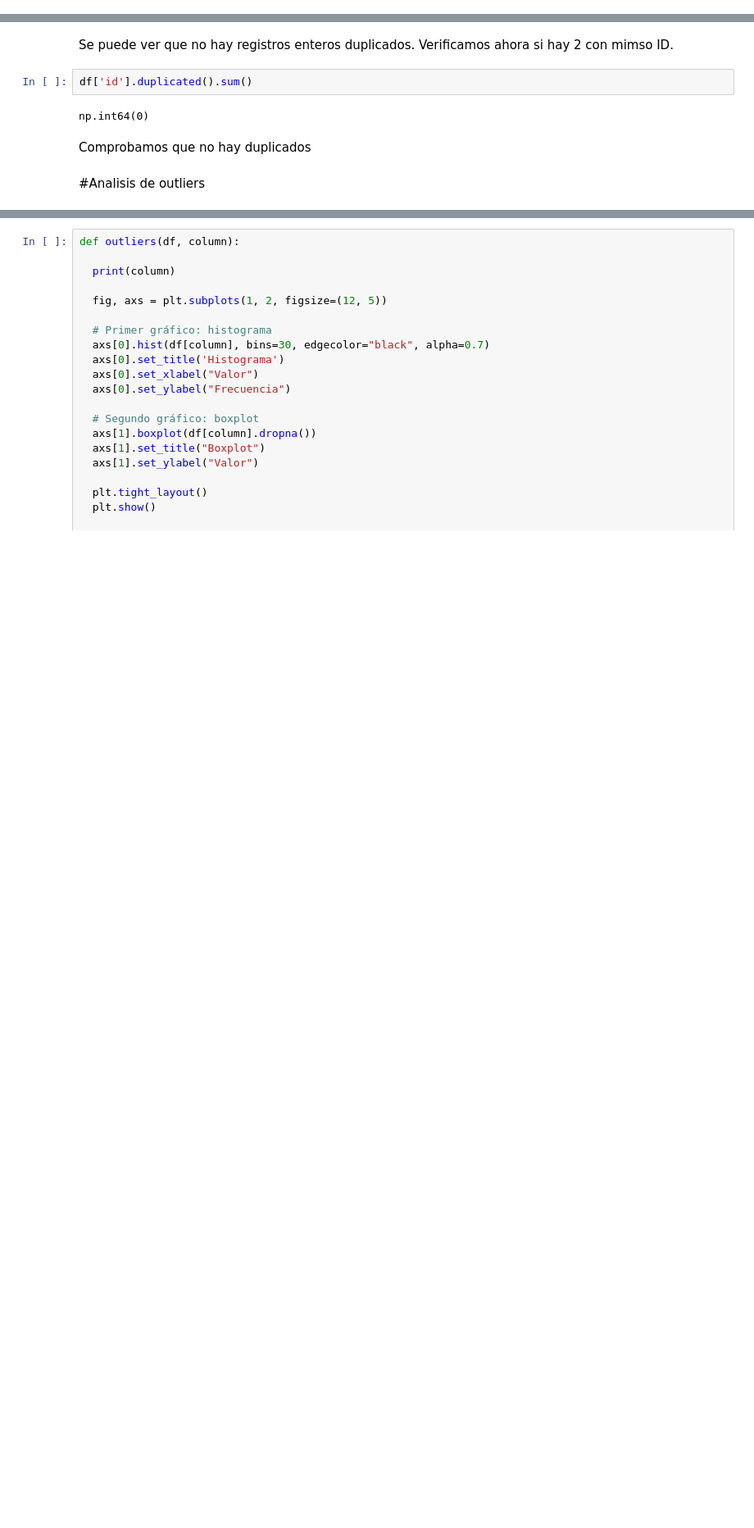
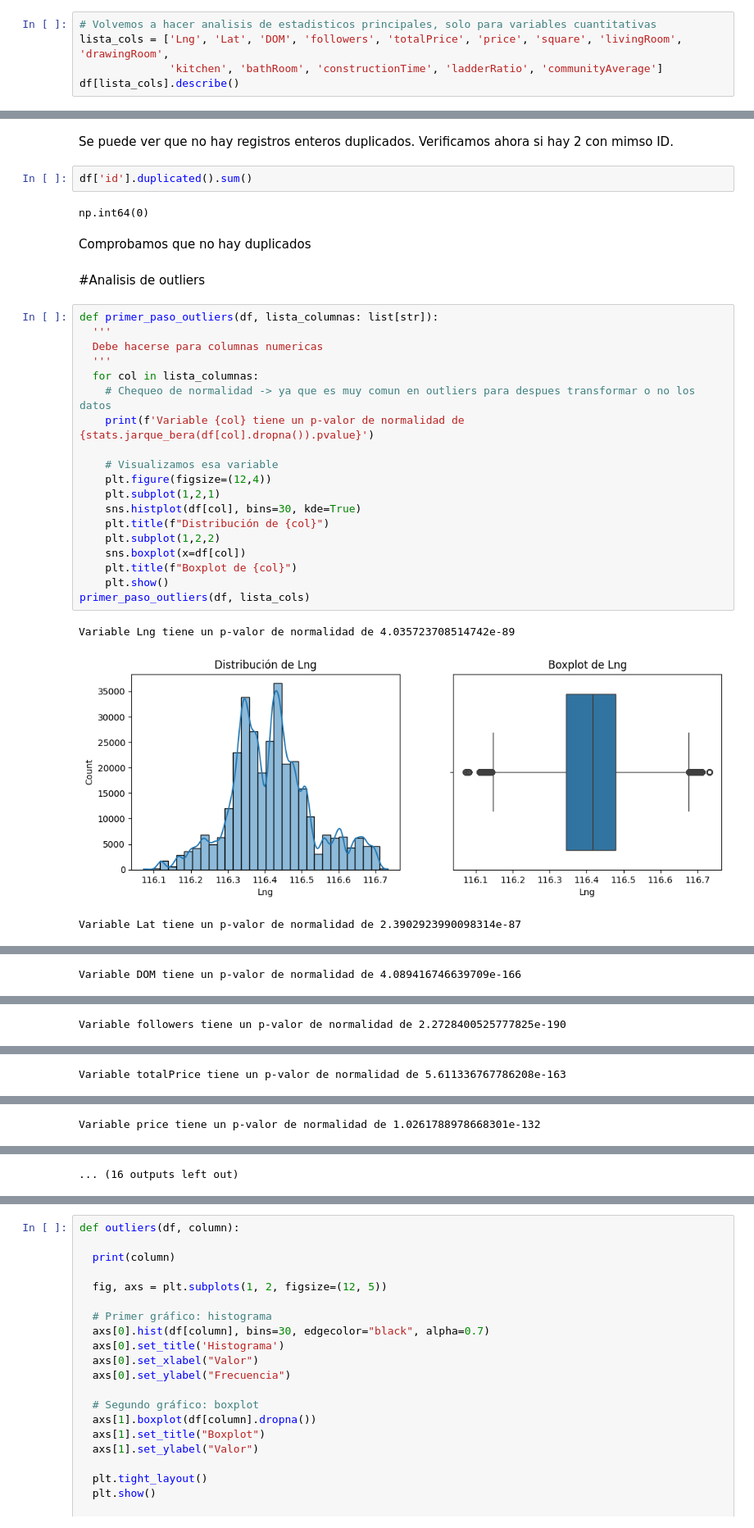
Before and after one commit to ichiP245/TP-Anal-tica-Descriptiva, a Jupyter notebook: notebooks/TP_Descriptiva.ipynb, the cells around one changed output, grey strips where cells are left out. Shown at 82% size. Drawn from its saved outputs; the diff is of its cells as text; blank space fills up the shorter version.

Commit message:
Archivo Subtes + Outliers + emprolijamiento

```diff
--- a/notebooks/TP_Descriptiva.ipynb
+++ b/notebooks/TP_Descriptiva.ipynb
@@ -349,0 +511,5 @@ df[['price','totalPrice','square']]
+# %%
+# Volvemos a hacer analisis de estadisticos principales, solo para variables cuantitativas
+lista_cols = ['Lng', 'Lat', 'DOM', 'followers', 'totalPrice', 'price', 'square', 'livingRoom', 'drawingRoom',
+              'kitchen', 'bathRoom', 'constructionTime', 'ladderRatio', 'communityAverage']
+df[lista_cols].describe()
@@ -363,3 +539,26 @@ np.int64(0)
 Comprobamos que no hay duplicados
 # %% [markdown]
 #Analisis de outliers
+# %%
+def primer_paso_outliers(df, lista_columnas: list[str]):
+  '''
+  Debe hacerse para columnas numericas
+  '''
+  for col in lista_columnas:
+    # Chequeo de normalidad -> ya que es muy comun en outliers para despues transformar o no los datos
+    print(f'Variable {col} tiene un p-valor de normalidad de {stats.jarque_bera(df[col].dropna()).pvalue}')
+
+    # Visualizamos esa variable
+    plt.figure(figsize=(12,4))
+    plt.subplot(1,2,1)
+    sns.histplot(df[col], bins=30, kde=True)
+    plt.title(f"Distribución de {col}")
+    plt.subplot(1,2,2)
+    sns.boxplot(x=df[col])
+    plt.title(f"Boxplot de {col}")
+    plt.show()
+primer_paso_outliers(df, lista_cols)
+# %% [output]
+Variable Lng tiene un p-valor de normalidad de 4.035723708514742e-89
+[figure, added]
+Variable Lat tiene un p-valor de normalidad de 2.3902923990098314e-87
@@ -365,0 +566 @@ Comprobamos que no hay duplicados
+Variable DOM tiene un p-valor de normalidad de 4.089416746639709e-166
@@ -365,0 +568 @@ Comprobamos que no hay duplicados
+Variable followers tiene un p-valor de normalidad de 2.2728400525777825e-190
@@ -365,0 +570 @@ Comprobamos que no hay duplicados
+Variable totalPrice tiene un p-valor de normalidad de 5.611336767786208e-163
@@ -365,0 +572 @@ Comprobamos que no hay duplicados
+Variable price tiene un p-valor de normalidad de 1.0261788978668301e-132
@@ -365,0 +574 @@ Comprobamos que no hay duplicados
+... (16 outputs left out)
```
Also changed, not shown: parts of 49 cells of this notebook.
